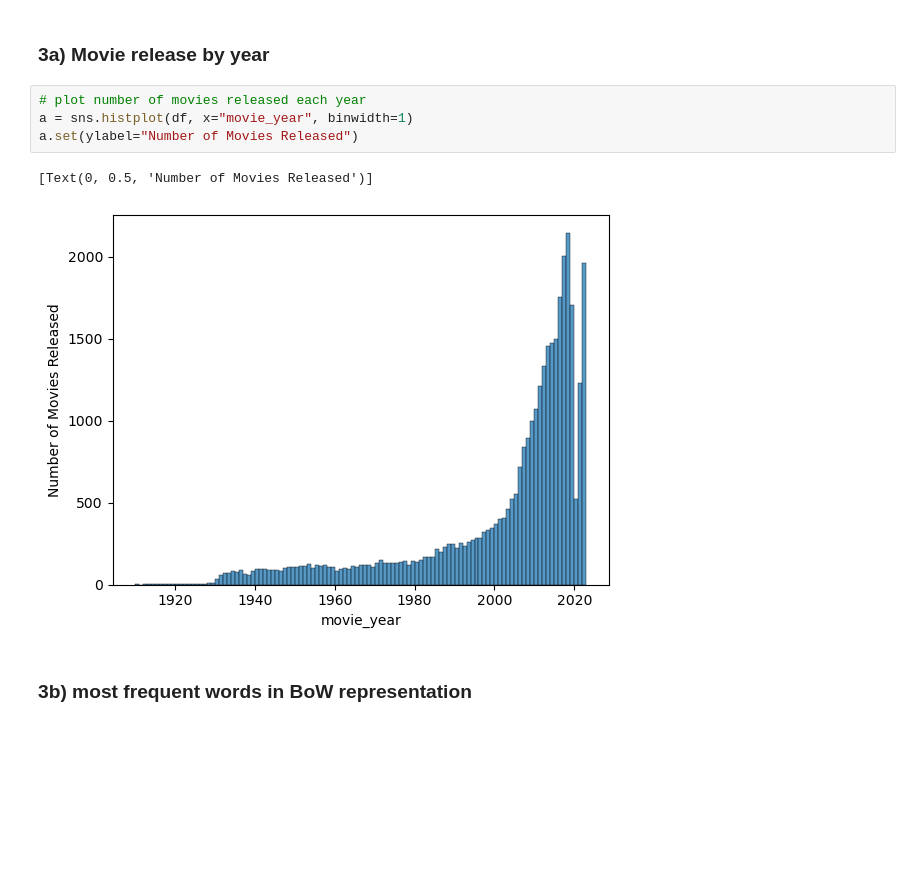
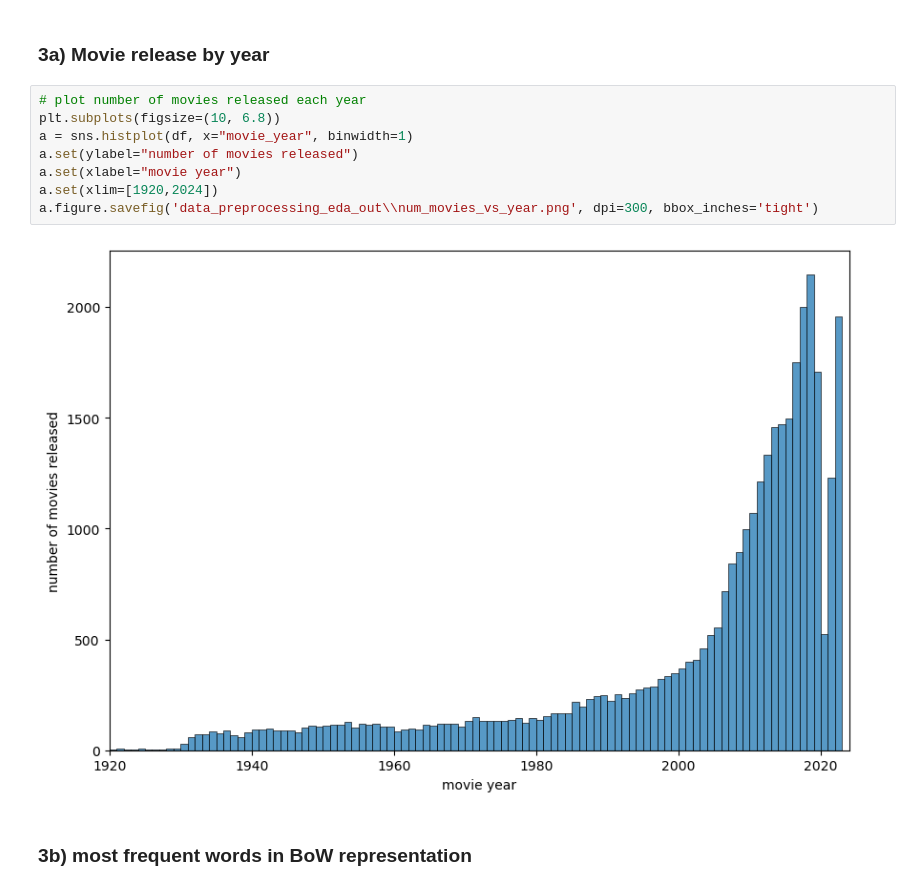
Before and after one commit to nfasano/movie_recsys, a Jupyter notebook: recsys_content_based/data_preprocessing_eda.ipynb, the cells around one changed output. Drawn from its saved outputs; the diff is of its cells as text; blank space fills up the shorter version.

```diff
--- a/recsys_content_based/data_preprocessing_eda.ipynb
+++ b/recsys_content_based/data_preprocessing_eda.ipynb
@@ -384,11 +384,14 @@ df.to_csv("data_preprocessing_eda_out\\df_spaces_upload.csv")
 ### 3a) Movie release by year
 # %%
 # plot number of movies released each year
+plt.subplots(figsize=(10, 6.8))
 a = sns.histplot(df, x="movie_year", binwidth=1)
-a.set(ylabel="Number of Movies Released")
+a.set(ylabel="number of movies released")
+a.set(xlabel="movie year")
+a.set(xlim=[1920,2024])
+a.figure.savefig('data_preprocessing_eda_out\\num_movies_vs_year.png', dpi=300, bbox_inches='tight')
 # %% [output]
-[Text(0, 0.5, 'Number of Movies Released')]
-[figure, old version]
+[figure, new version]
 # %% [markdown]
 ### 3b) most frequent words in BoW representation
 # %%
```
Also changed, not shown: parts of 2 cells of this notebook, 12 other files.
